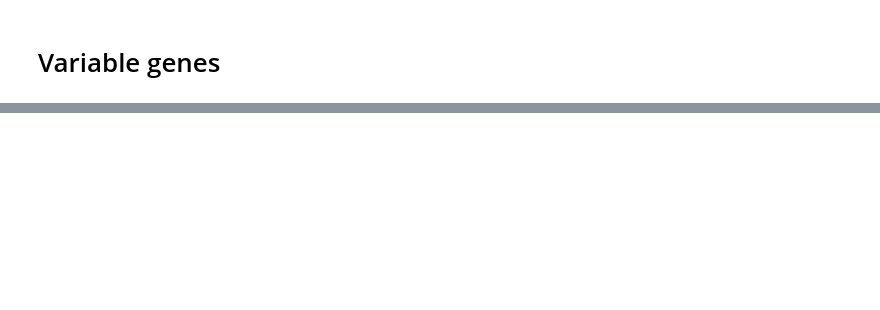
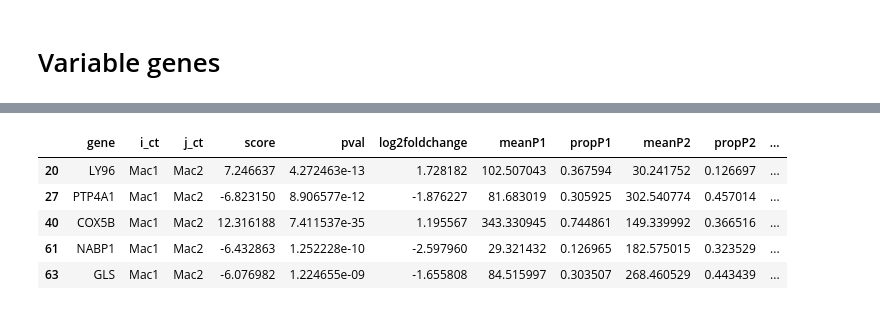
Before and after one commit to CooperStansbury/spatial_transcriptomics, a Jupyter notebook: clustering/macSubtypeDEG.ipynb, the cells around one changed output, grey strips where cells are left out. Saved outputs shown, nothing was run; the diff lists cells and outputs as text; code cells hidden in the pictures; blank space fills up the shorter version.

```diff
--- a/clustering/macSubtypeDEG.ipynb
+++ b/clustering/macSubtypeDEG.ipynb
@@ -332,0 +373,9 @@ plt.tight_layout()
+# %%
+# gets genes expressed in 10% of the population
+t = 0.1
+nExp = rdf.astype(bool).sum(axis=0)
+print(f"{nExp.shape=}")
+nExp = nExp / rdf.shape[0]
+
+genes = nExp[nExp > t]
+print(f"{genes.shape=}")
@@ -332,0 +461,20 @@ plt.tight_layout()
+# %%
+alpha = 0.01
+ntests = len(genes)
+alphaHat = 1 - ((1-alpha) ** (1/ntests))
+print(f"{alpha=} {ntests=} {alphaHat}")
+
+sig = deg[deg['log2foldchange'].abs() > 1]
+sig = sig[sig['pval'] < alphaHat]
+print(sig.shape)
+
+sig['up'] = np.where(sig['log2foldchange'] > 0, 1, 0)
+sig['down'] = np.where(sig['log2foldchange'] <= 0, 1, 0)
+
+
+gx = sig.groupby(['i_ct', 'j_ct']).agg(
+ up = ('up', 'sum'),
+ down = ('down', 'sum'),
+).reset_index(drop=False)
+
+print(gx.to_latex(index=False))
@@ -332,0 +499,9 @@ plt.tight_layout()
+# %%
+sig.head()
+# %% [output]
+|  | gene | i_ct | j_ct | score | pval | log2foldchange | meanP1 | propP1 | meanP2 | propP2 | ... |
+| 20 | LY96 | Mac1 | Mac2 | 7.246637 | 4.272463e-13 | 1.728182 | 102.507043 | 0.367594 | 30.241752 | 0.126697 | ... |
+| 27 | PTP4A1 | Mac1 | Mac2 | -6.823150 | 8.906577e-12 | -1.876227 | 81.683019 | 0.305925 | 302.540774 | 0.457014 | ... |
+| 40 | COX5B | Mac1 | Mac2 | 12.316188 | 7.411537e-35 | 1.195567 | 343.330945 | 0.744861 | 149.339992 | 0.366516 | ... |
+| 61 | NABP1 | Mac1 | Mac2 | -6.432863 | 1.252228e-10 | -2.597960 | 29.321432 | 0.126965 | 182.575015 | 0.323529 | ... |
+| 63 | GLS | Mac1 | Mac2 | -6.076982 | 1.224655e-09 | -1.655808 | 84.515997 | 0.303507 | 268.460529 | 0.443439 | ... |
```
Also changed, not shown: parts of 15 cells of this notebook, 33 other files.
